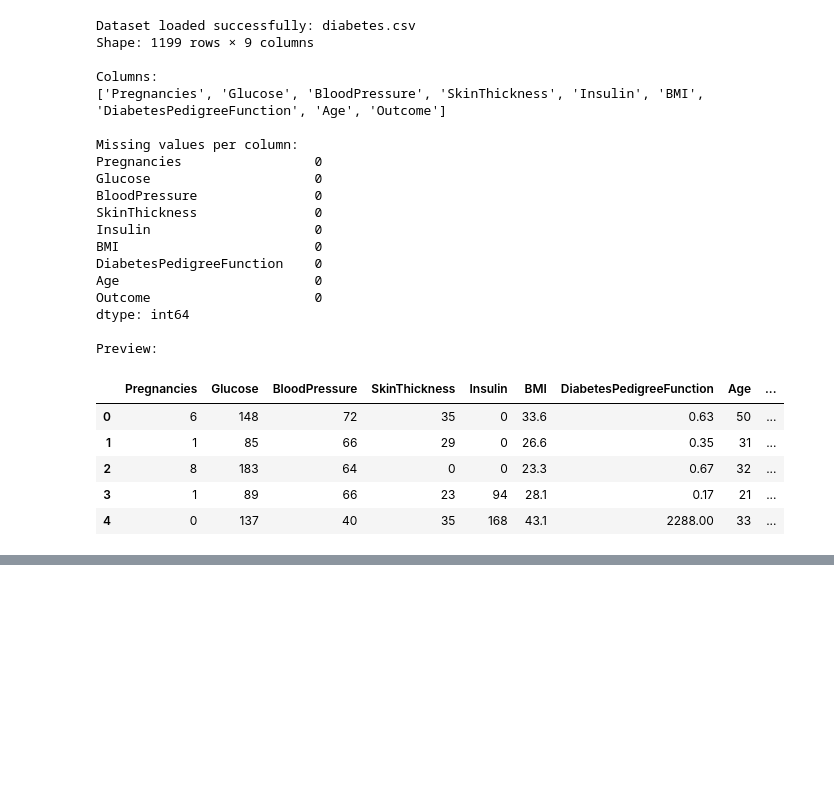
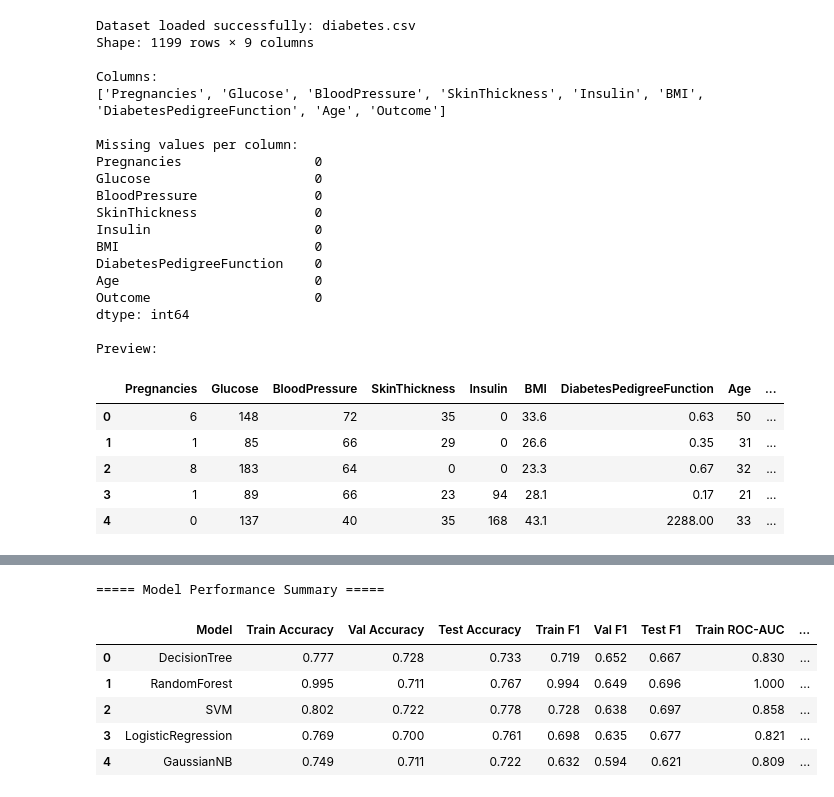
Before and after one commit to Alx-a-cod/MLiterallyConfused, a Jupyter notebook: ML_Assignment_1.ipynb, the cells around one changed output, grey strips where cells are left out. Cells and saved outputs as stored; diff of their text form; code cells hidden in the pictures; blank space fills up the shorter version.

```diff
--- a/ML_Assignment_1.ipynb
+++ b/ML_Assignment_1.ipynb
@@ -277,0 +528,34 @@ def prepare_data(df, target_col="Outcome", test_size=0.15, random_state=42, use_
+# %%
+# ===== 7. Final Summary Table =====
+summary_cols = [
+    "Model",
+    "Train Accuracy", "Val Accuracy", "Test Accuracy",
+    "Train F1", "Val F1", "Test F1",
+    "Train ROC-AUC", "Val ROC-AUC", "Test ROC-AUC",
+    "Training Time (s)"
+]
+
+summary_df = results_df[summary_cols].sort_values("Val F1", ascending=False)
+summary_df.reset_index(drop=True, inplace=True)
+
+print("\n===== Model Performance Summary =====")
+display(summary_df.style.format({
+    "Train Accuracy": "{:.3f}",
+    "Val Accuracy": "{:.3f}",
+    "Test Accuracy": "{:.3f}",
+    "Train F1": "{:.3f}",
+    "Val F1": "{:.3f}",
+    "Test F1": "{:.3f}",
+    "Train ROC-AUC": "{:.3f}",
+    "Val ROC-AUC": "{:.3f}",
+    "Test ROC-AUC": "{:.3f}",
+    "Training Time (s)": "{:.2f}"
+}).bar(subset=["Val F1", "Test F1"], color='lightgreen'))
+# %% [output]
+===== Model Performance Summary =====
+|  | Model | Train Accuracy | Val Accuracy | Test Accuracy | Train F1 | Val F1 | Test F1 | Train ROC-AUC | ... |
+| 0 | DecisionTree | 0.777 | 0.728 | 0.733 | 0.719 | 0.652 | 0.667 | 0.830 | ... |
+| 1 | RandomForest | 0.995 | 0.711 | 0.767 | 0.994 | 0.649 | 0.696 | 1.000 | ... |
+| 2 | SVM | 0.802 | 0.722 | 0.778 | 0.728 | 0.638 | 0.697 | 0.858 | ... |
+| 3 | LogisticRegression | 0.769 | 0.700 | 0.761 | 0.698 | 0.635 | 0.677 | 0.821 | ... |
+| 4 | GaussianNB | 0.749 | 0.711 | 0.722 | 0.632 | 0.594 | 0.621 | 0.809 | ... |
```
Also changed, not shown: parts of 7 cells of this notebook.
